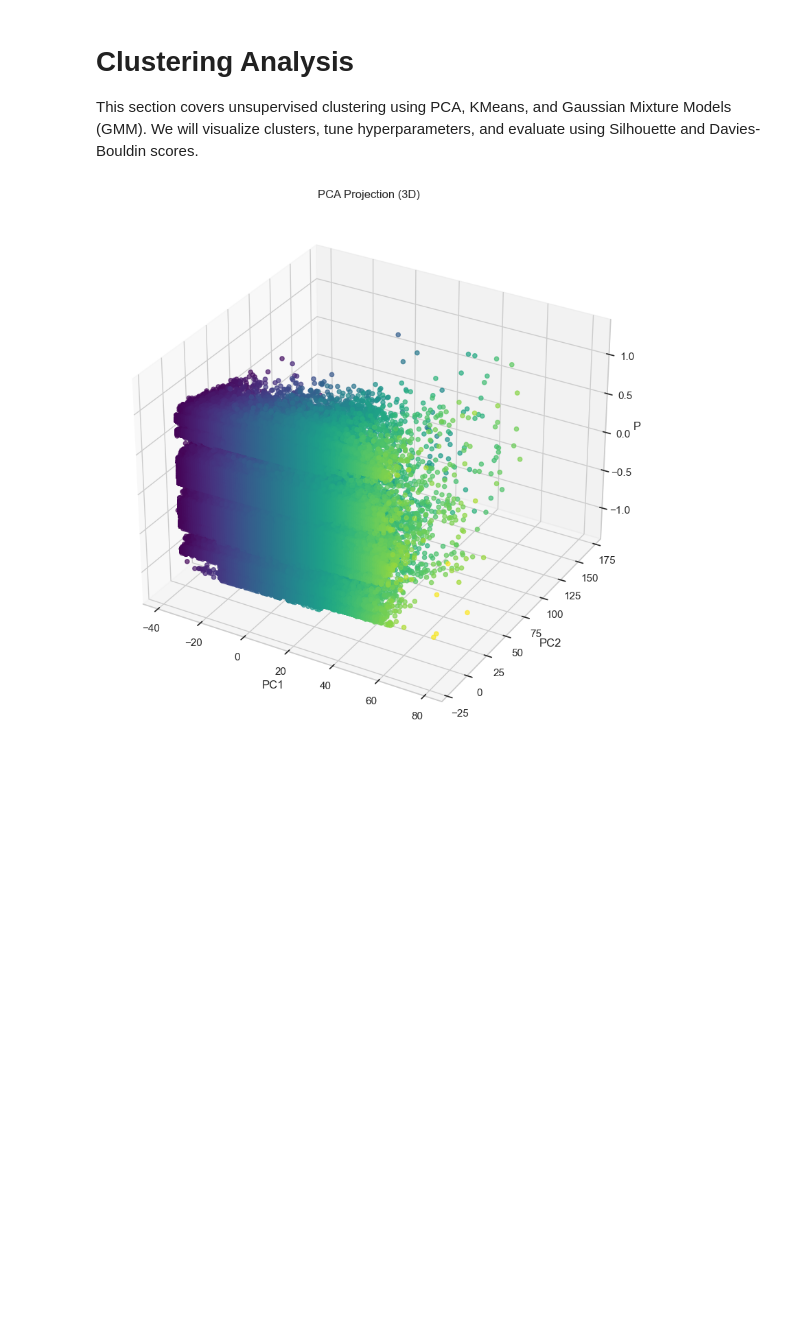
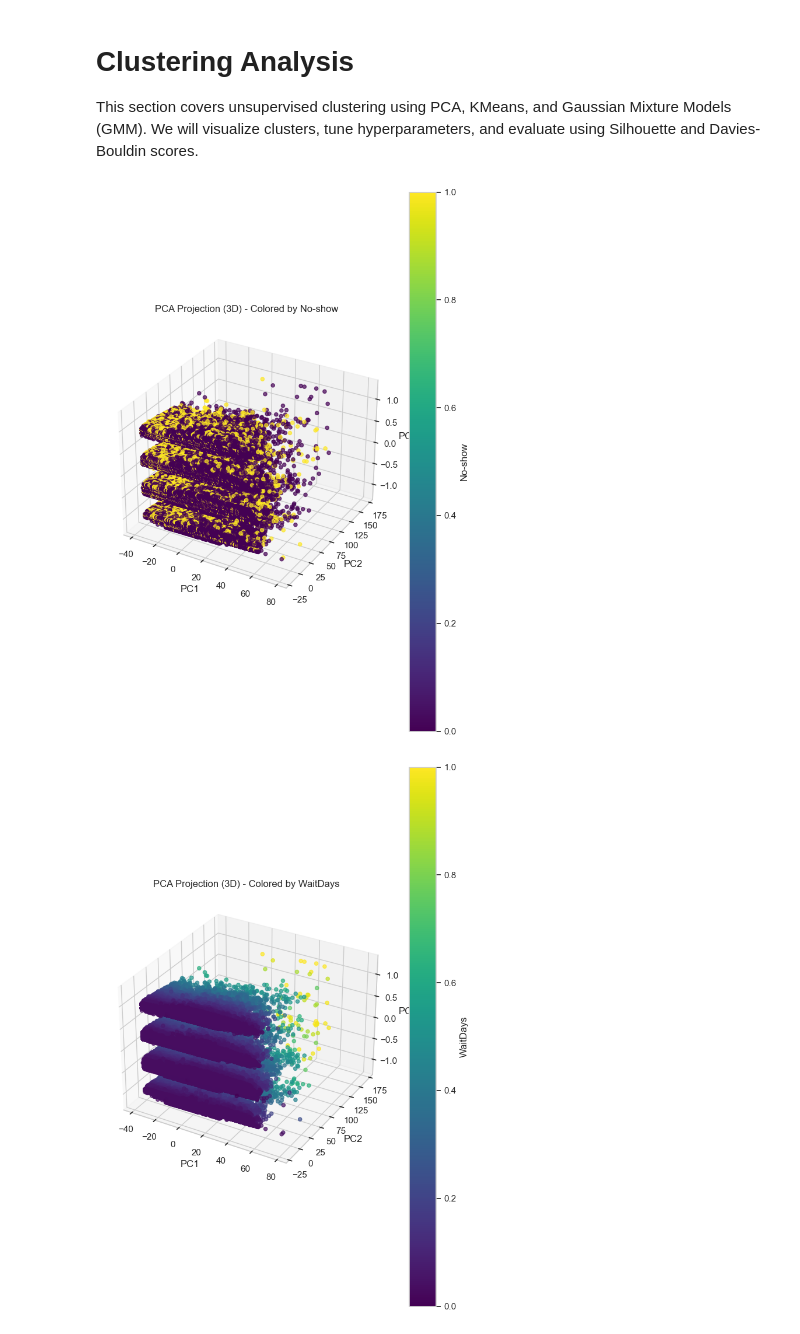
Before and after one commit to swapnilprakashpatil/aai510_3proj, a Jupyter notebook: notebooks/Clustering.ipynb, the cells around one changed output. Cells and saved outputs as stored; diff of their text form; code cells hidden in the pictures; blank space fills up the shorter version.

Commit message:
clustering changes

```diff
--- a/notebooks/Clustering.ipynb
+++ b/notebooks/Clustering.ipynb
@@ -144,21 +144,48 @@ Index(['Gender', 'ScheduledDay', 'AppointmentDay', 'Age', 'Neighbourhood',
 # %% [markdown]
 # Clustering Analysis
 This section covers unsupervised clustering using PCA, KMeans, and Gaussian Mixture Models (GMM). We will visualize clusters, tune hyperparameters, and evaluate using Silhouette and Davies-Bouldin scores.
-# %%
-# Visualize data using PCA (if not already done)
-from sklearn.decomposition import PCA
-
-if is_step_enabled('unsupervised_pca'):
-    pca = PCA(n_components=3, random_state=RANDOM_STATE)
-    pca_result = pca.fit_transform(df.select_dtypes(include=[np.number]))
-    colors = plt.cm.viridis((pca_result[:, 0] - pca_result[:, 0].min()) / (pca_result[:, 0].ptp()))
-    fig = plt.figure(figsize=(10, 12))
-    ax = fig.add_subplot(111, projection='3d')
-    ax.scatter(pca_result[:, 0], pca_result[:, 1], pca_result[:, 2], c=colors, alpha=0.7)
-    ax.set_title('PCA Projection (3D)')
-    ax.set_xlabel('PC1')
-    ax.set_ylabel('PC2')
-    ax.set_zlabel('PC3')
-    plt.show()
-# %% [output]
-[figure, removed]
+# %%
+from sklearn.decomposition import PCA
+import matplotlib.pyplot as plt
+import numpy as np
+
+# PCA transformation
+pca = PCA(n_components=3, random_state=RANDOM_STATE)
+clustering_df = df.select_dtypes(include=[np.number])
+clustering_df['Emotional_Distress'] = clustering_df[['stress', 'fear', 'anxiety']].mean(axis=1)
+pca_result = pca.fit_transform(clustering_df)
+
+def plot_pca_colored_by_feature(df, feature_name, pca_result=None, random_state=42):
+
+    # Normalize the feature for color mapping
+    color_vals = df[feature_name]
+    norm_colors = (color_vals.to_numpy() - color_vals.min()) / (color_vals.max() - color_vals.min())
+    colors = plt.cm.viridis(norm_colors)
+
+    # Plot
+    fig = plt.figure(figsize=(8, 12))
+    ax = fig.add_subplot(111, projection='3d')
+    scatter = ax.scatter(pca_result[:, 0], pca_result[:, 1], pca_result[:, 2],
+                         c=colors, alpha=0.7)
+
+    ax.set_title(f'PCA Projection (3D) - Colored by {feature_name}')
+    ax.set_xlabel('PC1')
+    ax.set_ylabel('PC2')
+    ax.set_zlabel('PC3')
+
+    # Add color bar
+    cbar = fig.colorbar(plt.cm.ScalarMappable(cmap='viridis'), ax=ax)
+    cbar.set_label(feature_name)
+
+    plt.show()
+
+# Run PCA and plot
+plot_pca_colored_by_feature(clustering_df, 'No-show', pca_result)
+plot_pca_colored_by_feature(clustering_df, 'WaitDays', pca_result)
+plot_pca_colored_by_feature(clustering_df, 'stress', pca_result)
+plot_pca_colored_by_feature(clustering_df, 'fear', pca_result)
+plot_pca_colored_by_feature(clustering_df, 'anxiety', pca_result)
+plot_pca_colored_by_feature(clustering_df, 'Emotional_Distress', pca_result)
+# %% [output]
+[figure, added]
+[figure, added]
```
Also changed, not shown: parts of 7 cells of this notebook, 2 other files.
